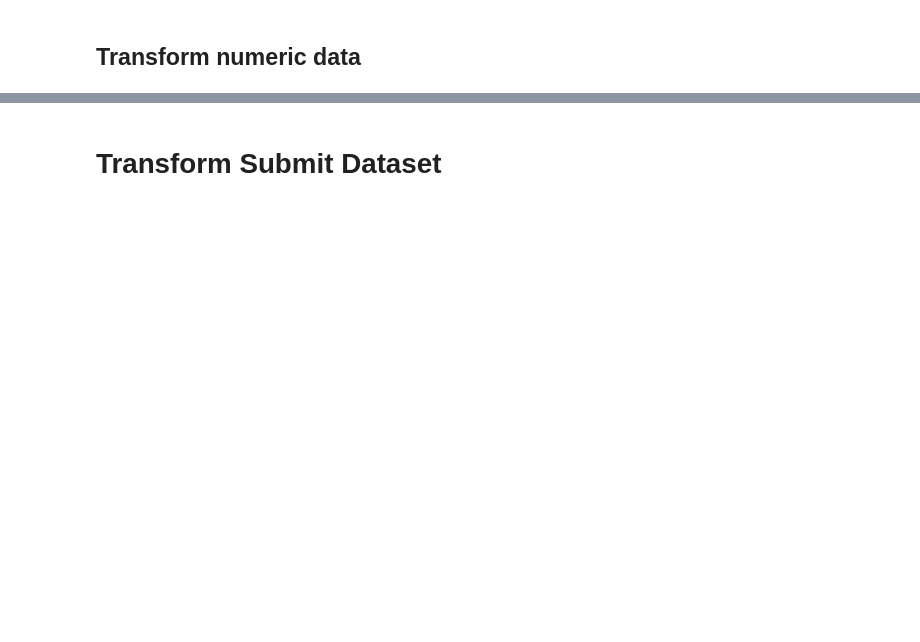
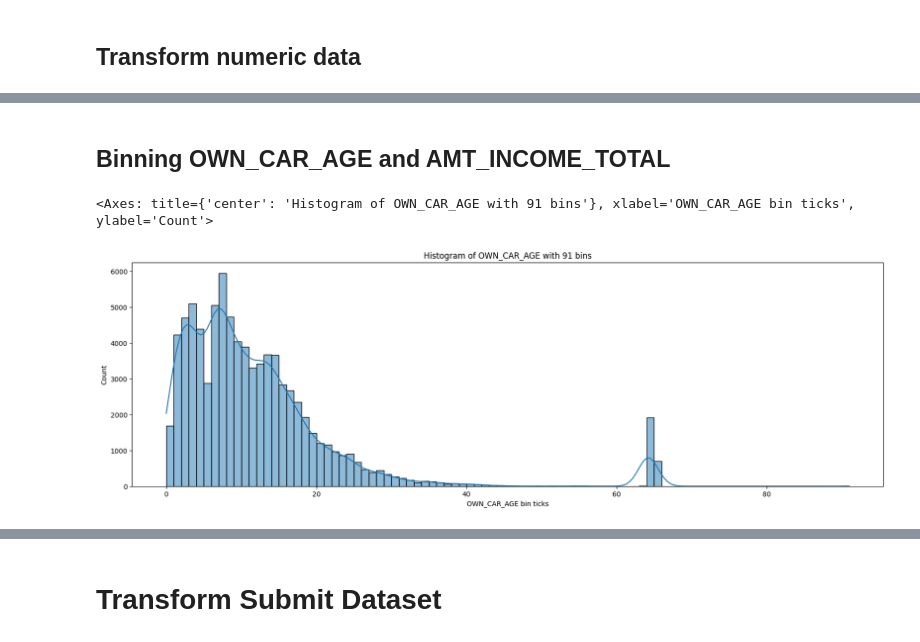
Before and after one commit to hng0810/homecredit-pd, a Jupyter notebook: notebook/0_data_transform.ipynb, the cells around one changed output, grey strips where cells are left out. Saved outputs shown, nothing was run; the diff lists cells and outputs as text; code cells hidden in the pictures; blank space fills up the shorter version.

```diff
--- a/notebook/0_data_transform.ipynb
+++ b/notebook/0_data_transform.ipynb
@@ -81,0 +73,12 @@ raw['ORGANIZATION_TYPE'] = raw['ORGANIZATION_TYPE'].astype('category')
+# %%
+# raw.NAME_TYPE_SUITE.unique()
+# ['Unaccompanied', 'Family', 'Spouse, partner', 'Children', 'Other_A', NaN, 'Other_B', 'Group of people']
+# Categories (7, object): ['Children', 'Family', 'Group of people', 'Other_A', 'Other_B', 'Spouse, partner', 'Unaccompanied']
+raw['IS_UNACCOMPANIED'] = np.where(raw['NAME_TYPE_SUITE'] == 'Unaccompanied', 1, np.where(raw['NAME_TYPE_SUITE'].isna(), np.nan, 0))
+raw['NAME_TYPE_SUITE'] = raw['NAME_TYPE_SUITE'].astype('category')
+# %%
+# raw.NAME_FAMILY_STATUS.unique()
+# ['Single / not married', 'Married', 'Civil marriage', 'Widow', 'Separated', 'Unknown']
+# Categories (6, object): ['Civil marriage', 'Married', 'Separated', 'Single / not married', 'Unknown', 'Widow']
+raw['IS_SINGLE'] = np.where(raw['NAME_FAMILY_STATUS'] == 'Single / not married', 1, np.where(raw['NAME_FAMILY_STATUS'] == 'Unknown', np.nan, 0))
+raw['NAME_FAMILY_STATUS'] = raw['NAME_FAMILY_STATUS'].astype('category')
@@ -82,9 +124,8 @@ raw['ORGANIZATION_TYPE'] = raw['ORGANIZATION_TYPE'].astype('category')
 # %% [markdown]
 ## Transform numeric data
 # %%
+# '365243' here means N/A => replace with np.nan
 raw['DAYS_EMPLOYED'] = np.where(raw['DAYS_EMPLOYED'] == '365243', np.nan, np.where(raw['DAYS_EMPLOYED'].isna(), np.nan, raw['DAYS_EMPLOYED']))
 
-raw['OWN_CAR_OVER_40Y'] = np.where(raw['OWN_CAR_AGE'] >= 40, 1, 0)
-raw['OWN_CAR_AGE'] = np.where(raw['OWN_CAR_AGE'] >= 40, 40, np.where(raw['OWN_CAR_AGE'].isna(), np.nan, raw['OWN_CAR_AGE']))
-
-raw['AMT_INCOME_TOTAL'] = np.where(raw['AMT_INCOME_TOTAL'] == 117000000, 202500, raw['AMT_INCOME_TOTAL'])
+# Drop observe with AMT_INCOME_TOTAL of max
+raw = raw[raw['AMT_INCOME_TOTAL'] != raw['AMT_INCOME_TOTAL'].max()]
@@ -90,0 +134,9 @@ raw['AMT_INCOME_TOTAL'] = np.where(raw['AMT_INCOME_TOTAL'] == 117000000, 202500,
+# %%
+train_df, test_df = train_test_split(raw, test_size=0.2, stratify=raw['TARGET'], random_state=810)
+# %% [markdown]
+## Binning OWN_CAR_AGE and AMT_INCOME_TOTAL
+# %%
+utils._plot_histogram(train_df, 'OWN_CAR_AGE', 91)
+# %% [output]
+<Axes: title={'center': 'Histogram of OWN_CAR_AGE with 91 bins'}, xlabel='OWN_CAR_AGE bin ticks', ylabel='Count'>
+[figure, added]
```
Also changed, not shown: parts of 16 cells of this notebook, 32 other files.
